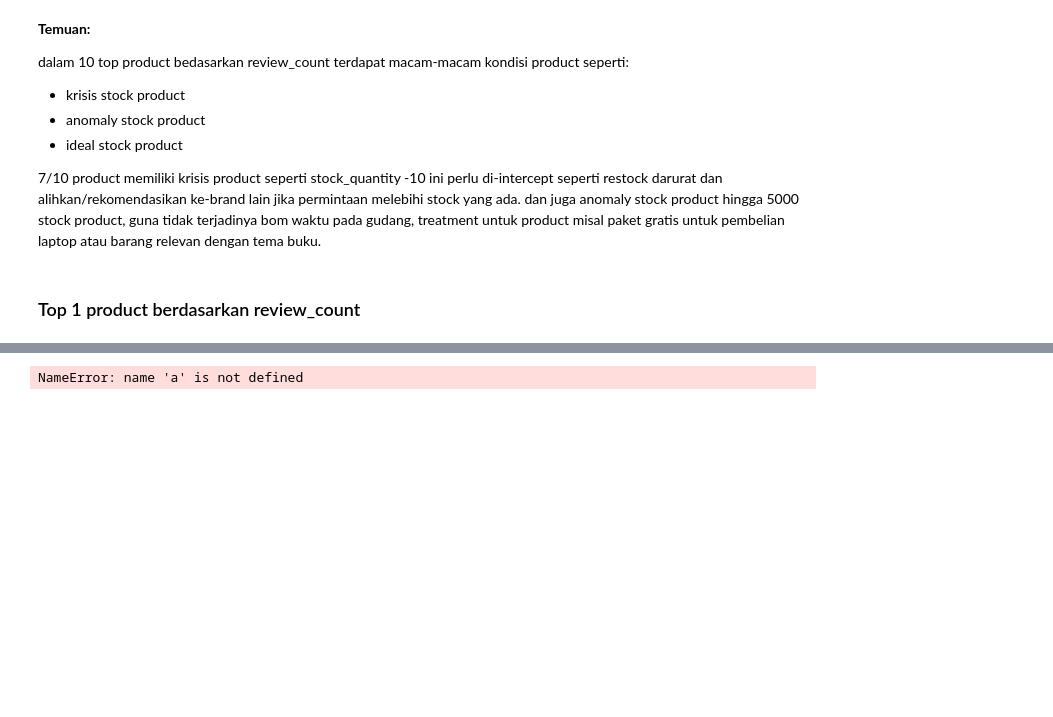
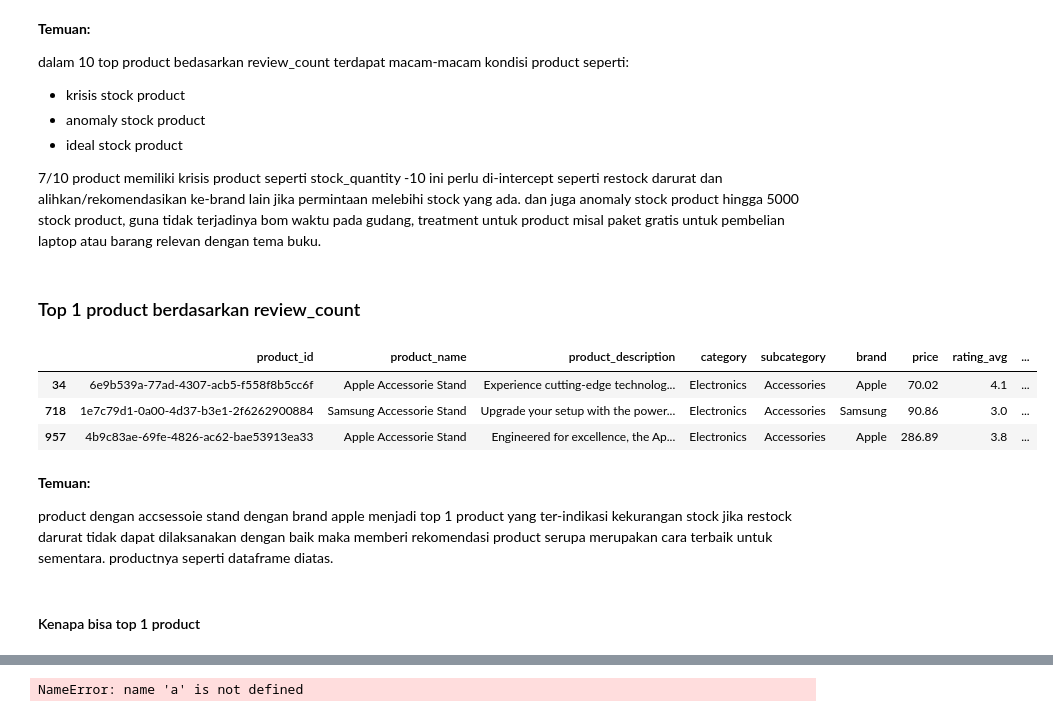
Before and after one commit to HaafizHhamda/Practice_Case, a Jupyter notebook: Notebook.ipynb, the cells around one changed output, grey strips where cells are left out. Cells and saved outputs as stored; diff of their text form; code cells hidden in the pictures; blank space fills up the shorter version.

```diff
--- a/Notebook.ipynb
+++ b/Notebook.ipynb
@@ -219,12 +220,23 @@ dalam 10 top product bedasarkan review_count terdapat macam-macam kondisi produc
 # %%
 accessories = is_review[is_review['subcategory']=='Accessories']
 accessories.loc[df['product_description'].str.find('Accessorie Stand') != -1]
-df.loc[df['product_description'].str.find('Accessorie Stand') != -1]
-df['description_length'] = df['product_description'].astype(str).str.len()
-tanggal_target = pd.to_datetime('2026-05-27')
-df['product_age_days'] = (tanggal_target - df['date_added']).dt.days
-# Membuat kategori berdasarkan jumlah hari
-bins = [-1, 90, 180, 365, float('inf')]
-labels = ['0-3 Bulan', '3-6 Bulan', '6-12 Bulan', 'Lebih dari 1 Tahun']
-df['age_category'] = pd.cut(df['product_age_days'], bins=bins, labels=labels)
+# df.loc[df['product_description'].str.find('Accessorie Stand') != -1]
+# df['description_length'] = df['product_description'].astype(str).str.len()
+# tanggal_target = pd.to_datetime('2026-05-27')
+# df['product_age_days'] = (tanggal_target - df['date_added']).dt.days
+# # Membuat kategori berdasarkan jumlah hari
+# bins = [-1, 90, 180, 365, float('inf')]
+# labels = ['0-3 Bulan', '3-6 Bulan', '6-12 Bulan', 'Lebih dari 1 Tahun']
+# df['age_category'] = pd.cut(df['product_age_days'], bins=bins, labels=labels)
+# %% [output]
+|  | product_id | product_name | product_description | category | subcategory | brand | price | rating_avg | ... |
+| 34 | 6e9b539a-77ad-4307-acb5-f558f8b5cc6f | Apple Accessorie Stand | Experience cutting-edge technolog... | Electronics | Accessories | Apple | 70.02 | 4.1 | ... |
+| 718 | 1e7c79d1-0a00-4d37-b3e1-2f6262900884 | Samsung Accessorie Stand | Upgrade your setup with the power... | Electronics | Accessories | Samsung | 90.86 | 3.0 | ... |
+| 957 | 4b9c83ae-69fe-4826-ac62-bae53913ea33 | Apple Accessorie Stand | Engineered for excellence, the Ap... | Electronics | Accessories | Apple | 286.89 | 3.8 | ... |
+# %% [markdown]
+**Temuan:**
+
+product dengan accsessoie stand dengan brand apple menjadi top 1 product yang ter-indikasi kekurangan stock jika restock darurat tidak dapat dilaksanakan dengan baik maka memberi rekomendasi product serupa merupakan cara terbaik untuk sementara. productnya seperti dataframe diatas.
+# %% [markdown]
+#### Kenapa bisa top 1 product
 # %%
```
Also changed, not shown: parts of 34 cells of this notebook.
